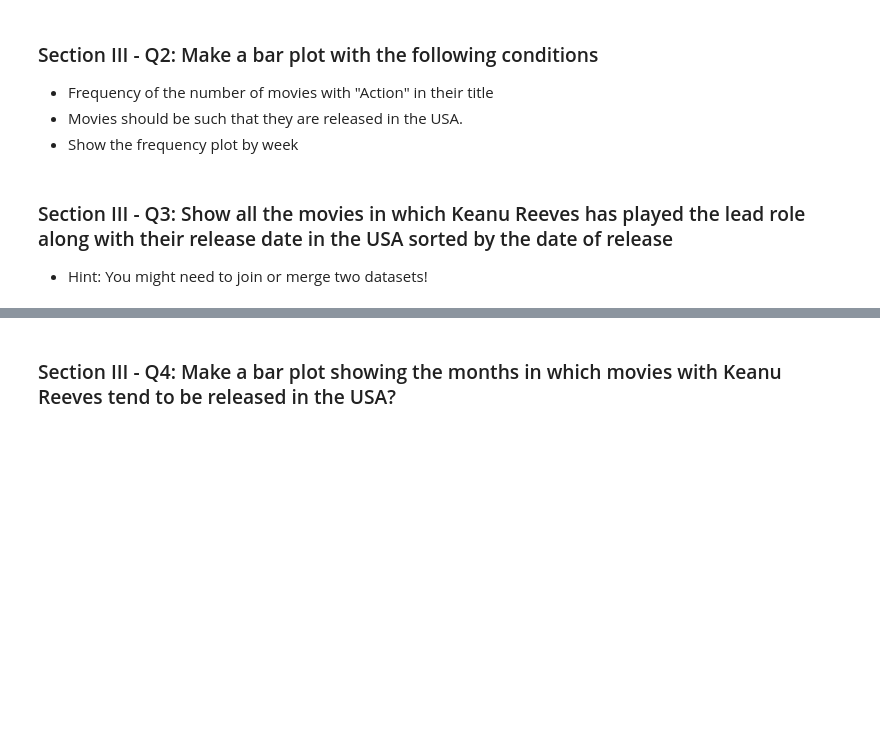
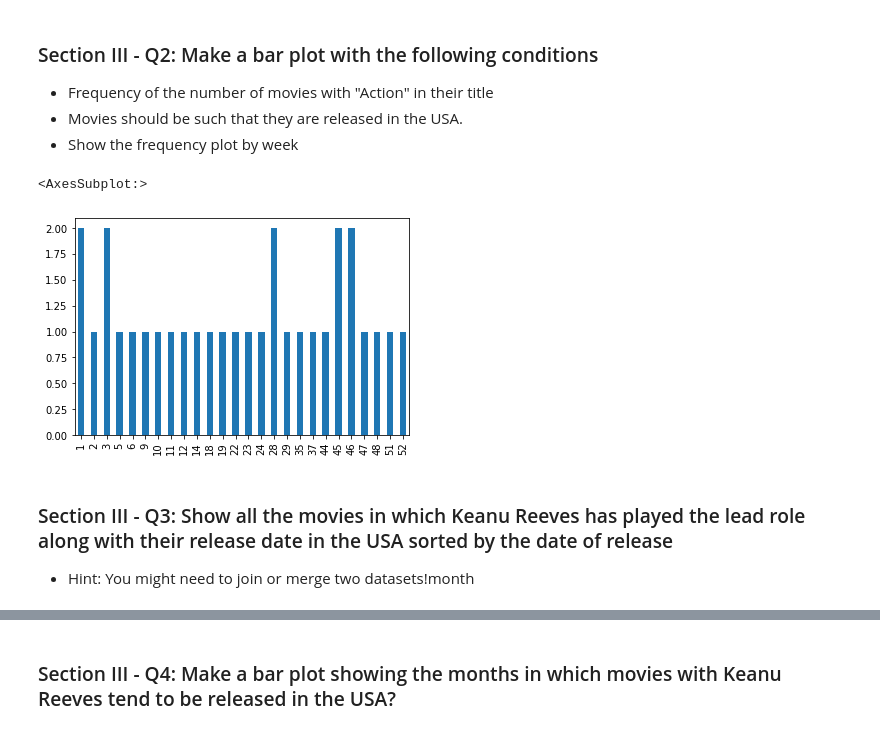
Before and after one commit to rscott1989/mec-mini-projects, a Jupyter notebook: mec-5.3.10-data-wranging-with-pandas-mini-project/Mini_Project_Data_Wrangling_Pandas.ipynb, the cells around one changed output, grey strips where cells are left out. Drawn from its saved outputs; the diff is of its cells as text; code cells hidden in the pictures; blank space fills up the shorter version.

```diff
--- a/mec-5.3.10-data-wranging-with-pandas-mini-project/Mini_Project_Data_Wrangling_Pandas.ipynb
+++ b/mec-5.3.10-data-wranging-with-pandas-mini-project/Mini_Project_Data_Wrangling_Pandas.ipynb
@@ -470,6 +649,12 @@ christmas.date.dt.month.value_counts().sort_index().plot(kind='bar')
 - Frequency of the number of movies with "Action" in their title
 - Movies should be such that they are released in the USA.
 - Show the frequency plot by week
+# %%
+christmas = release_dates[(release_dates.title.str.contains('Action')) & (release_dates.country == 'USA')]
+christmas.date.dt.week.value_counts().sort_index().plot(kind='bar')
+# %% [output]
+<AxesSubplot:>
+[figure, added]
 # %% [markdown]
 ### Section III - Q3: Show all the movies in which Keanu Reeves has played the lead role along with their   release date in the USA sorted by the date of release
-- Hint: You might need to join or merge two datasets!
+- Hint: You might need to join or merge two datasets!month
```
Also changed, not shown: parts of 20 cells of this notebook.
